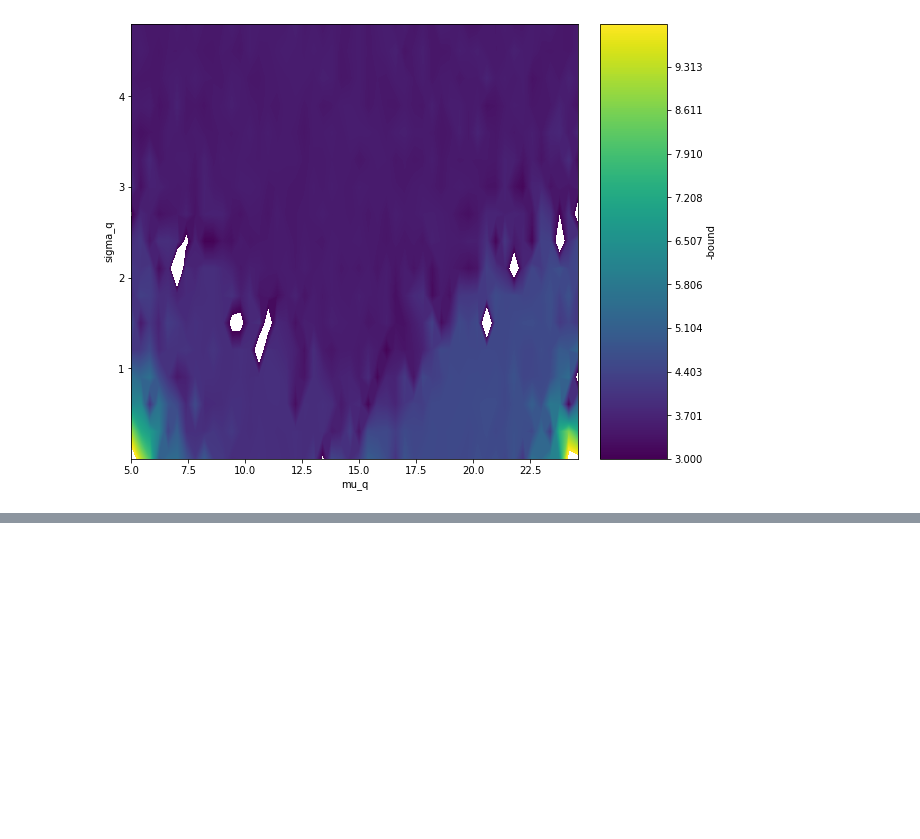
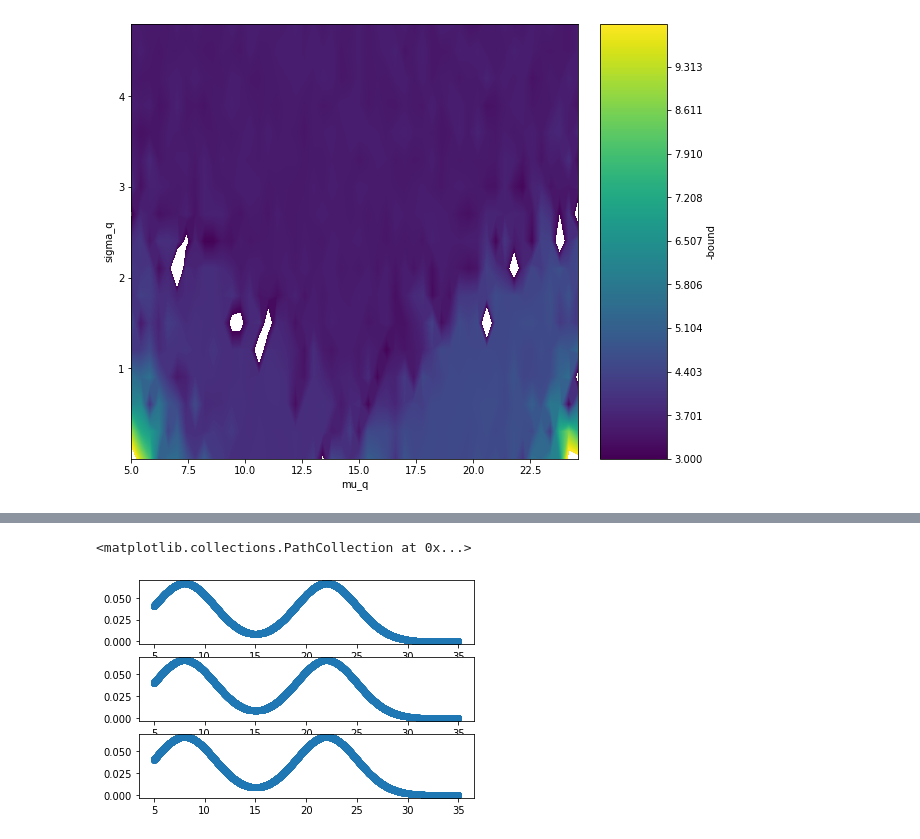
Before and after one commit to ucbtns/renyibounds, a Jupyter notebook: multi_armed_bandit/notebook/Contour_plot_bound.ipynb, the cells around one changed output, grey strips where cells are left out. Saved outputs shown, nothing was run; the diff lists cells and outputs as text; code cells hidden in the pictures; blank space fills up the shorter version.

```diff
--- a/multi_armed_bandit/notebook/Contour_plot_bound.ipynb
+++ b/multi_armed_bandit/notebook/Contour_plot_bound.ipynb
@@ -105,0 +82,4 @@ fig = plt.scatter(samples, pso)
+# %%
+samples0 = list(np.load('../samples_arm_0.npy'))
+samples1 = np.load('../samples_arm_1.npy')
+samples2 = np.load('../samples_arm_2.npy')
@@ -105,0 +99,13 @@ fig = plt.scatter(samples, pso)
+# %%
+ps0 = list(np.load('../ps_arm_0.npy'))
+ps1 = list(np.load('../ps_arm_1.npy'))
+ps2 = list(np.load('../ps_arm_2.npy'))
+
+fig, axes = plt.subplots(3)
+
+axes[0].scatter(samples0, ps0)
+axes[1].scatter(samples1, ps1)
+axes[2].scatter(samples2, ps2)
+# %% [output]
+<matplotlib.collections.PathCollection at 0x...>
+[figure, added]
```
Also changed, not shown: parts of 7 cells of this notebook, 1 other file.
